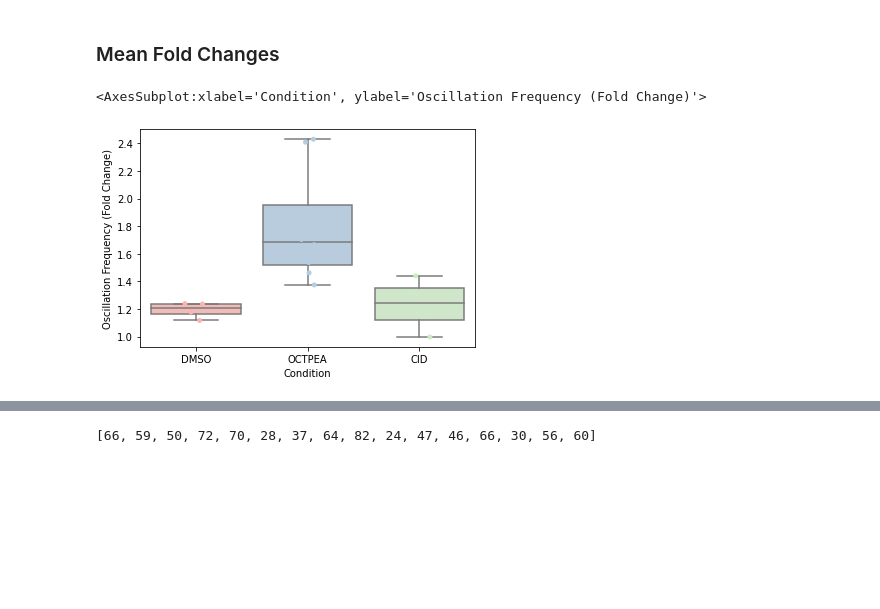
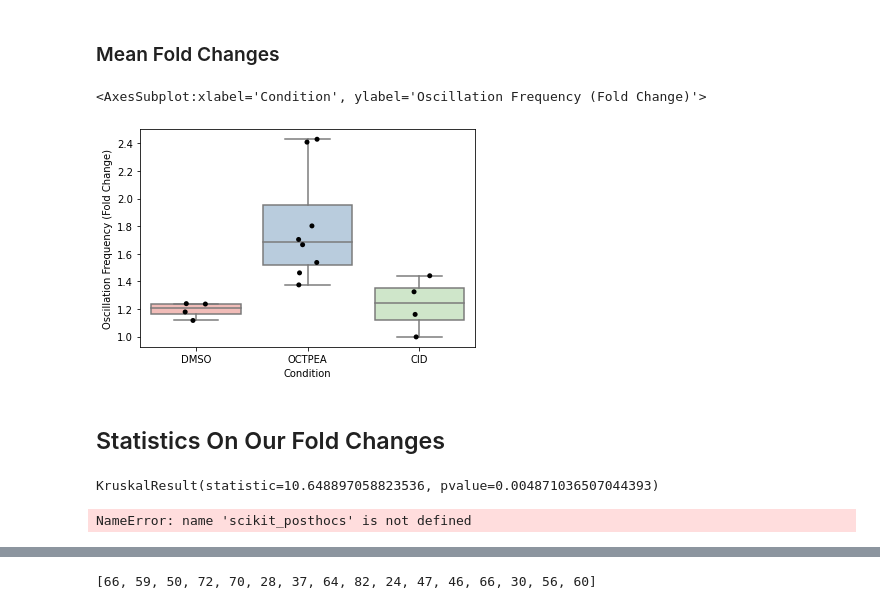
Before and after one commit to sarahigarza/Vollum_Python_ClassProj, a Jupyter notebook: live imaging with probes analysis(base).ipynb, the cells around one changed output, grey strips where cells are left out. Saved outputs shown, nothing was run; the diff lists cells and outputs as text; code cells hidden in the pictures; blank space fills up the shorter version.

```diff
--- a/live imaging with probes analysis(base).ipynb
+++ b/live imaging with probes analysis(base).ipynb
@@ -290,7 +296,9 @@ folds=pd.DataFrame({ key:pd.Series(value) for key, value in allfolds.items() })
 # %%
 b=sns.boxplot(data=folds,palette='Pastel1')
 b.set(xlabel='Condition',ylabel='Oscillation Frequency (Fold Change)')
-sns.stripplot(data=folds, palette="Pa")
+sns.stripplot(data=folds, color="Black")
 # %% [output]
 <AxesSubplot:xlabel='Condition', ylabel='Oscillation Frequency (Fold Change)'>
-[figure, old version]
+[figure, new version]
+# %% [markdown]
+## Statistics On Our Fold Changes
@@ -296,0 +307,8 @@ sns.stripplot(data=folds, palette="Pa")
+# %%
+ss.kruskal(DMSO_foldchanges, OCTPEA_foldchanges, CID_foldchanges)
+# %% [output]
+KruskalResult(statistic=10.648897058823536, pvalue=0.004871036507044393)
+# %%
+scikit_posthocs.posthoc_dunn(DMSO_foldchanges, OCTPEA_foldchanges, CID_foldchanges)
+# %% [output]
+NameError: name 'scikit_posthocs' is not defined
```
Also changed, not shown: parts of 9 cells of this notebook.
